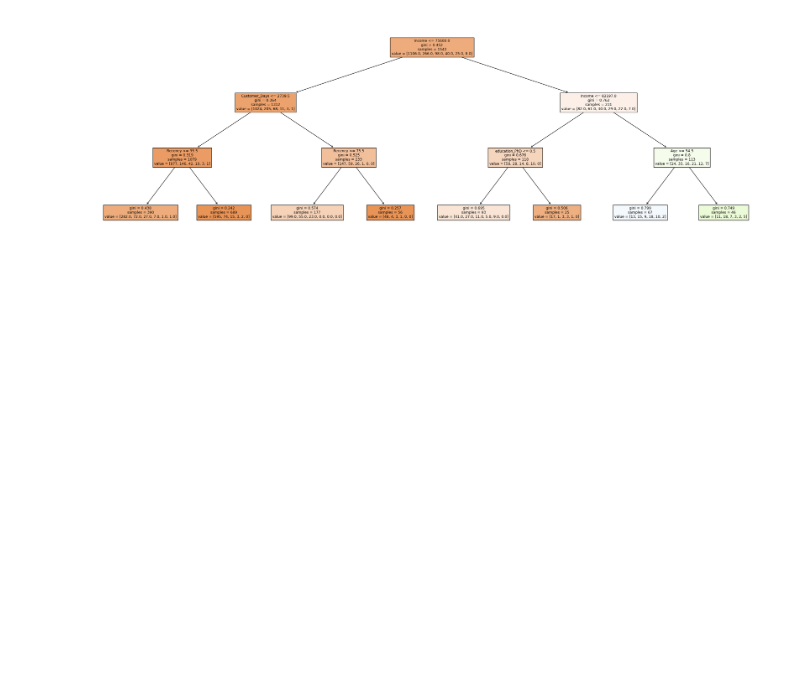
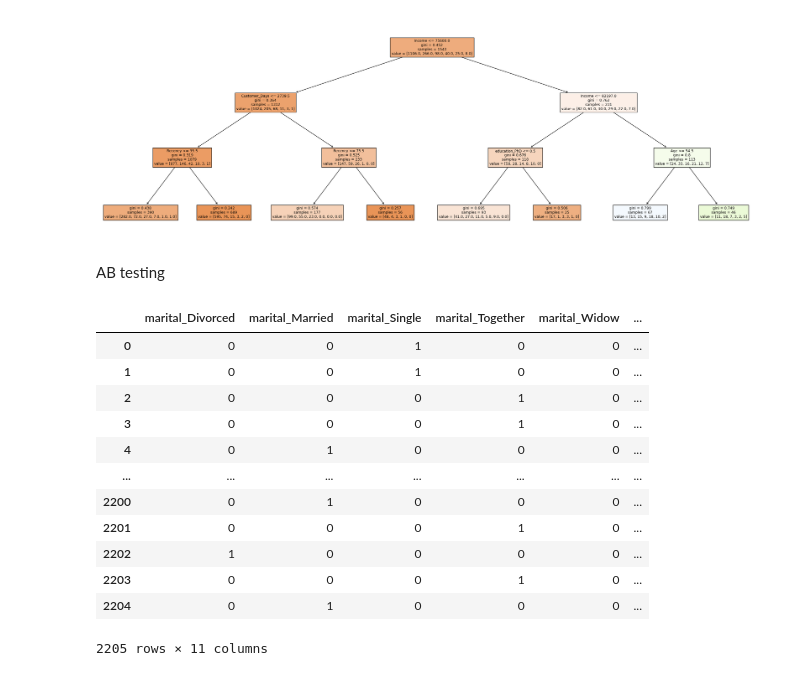
Before and after one commit to kevintao0417/F24_DATA110, a Jupyter notebook: Project/F1/customer_data.ipynb, the cells around one changed output. Cells and saved outputs as stored; diff of their text form; code cells hidden in the pictures; blank space fills up the shorter version.

Commit message:
customer_data AB test

```diff
--- a/Project/F1/customer_data.ipynb
+++ b/Project/F1/customer_data.ipynb
@@ -125,3 +163,5 @@ p = plot_tree(clf, filled = True, feature_names = X.columns)
 plt.show()
 # %% [output]
 [figure]
+# %% [markdown]
+AB testing
@@ -127,0 +170,37 @@ plt.show()
+# %%
+AB_raw = personal_data.filter(['marital_Divorced',
+ 'marital_Married',
+ 'marital_Single',
+ 'marital_Together',
+ 'marital_Widow',
+ 'education_2n Cycle',
+ 'education_Basic',
+ 'education_Graduation',
+ 'education_Master',
+ 'education_PhD']).astype(int)
+AB_test_list = ['marital_Divorced',
+ 'marital_Married',
+ 'marital_Single',
+ 'marital_Together',
+ 'marital_Widow',
+ 'education_2n Cycle',
+ 'education_Basic',
+ 'education_Graduation',
+ 'education_Master',
+ 'education_PhD']
+AB_raw["acceptTF"] = (join["total_acc"] >= 1).astype(int)
+AB_raw
+# %% [output]
+|  | marital_Divorced | marital_Married | marital_Single | marital_Together | marital_Widow | ... |
+| 0 | 0 | 0 | 1 | 0 | 0 | ... |
+| 1 | 0 | 0 | 1 | 0 | 0 | ... |
+| 2 | 0 | 0 | 0 | 1 | 0 | ... |
+| 3 | 0 | 0 | 0 | 1 | 0 | ... |
+| 4 | 0 | 1 | 0 | 0 | 0 | ... |
+| ... | ... | ... | ... | ... | ... | ... |
+| 2200 | 0 | 1 | 0 | 0 | 0 | ... |
+| 2201 | 0 | 0 | 0 | 1 | 0 | ... |
+| 2202 | 1 | 0 | 0 | 0 | 0 | ... |
+| 2203 | 0 | 0 | 0 | 1 | 0 | ... |
+| 2204 | 0 | 1 | 0 | 0 | 0 | ... |
+2205 rows × 11 columns
```
Also changed, not shown: parts of 4 cells of this notebook.
